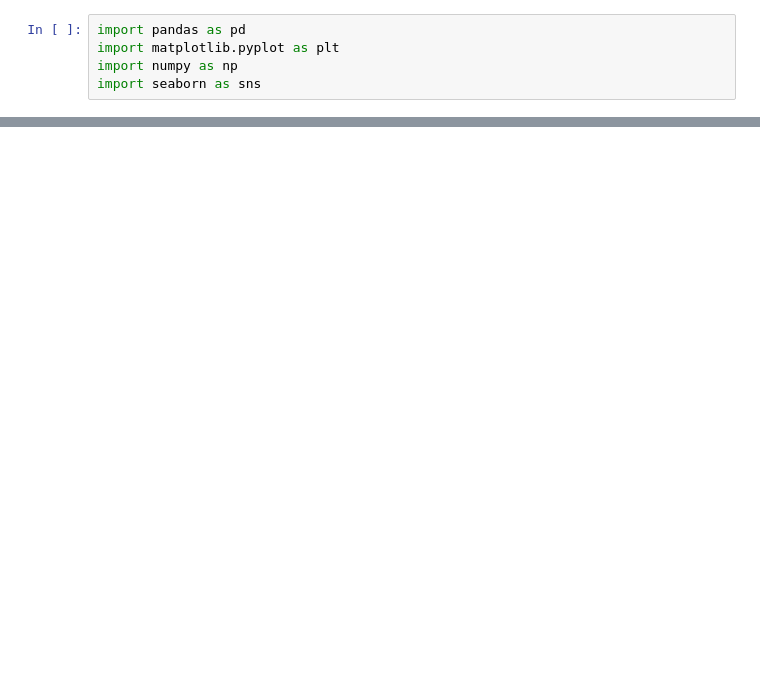
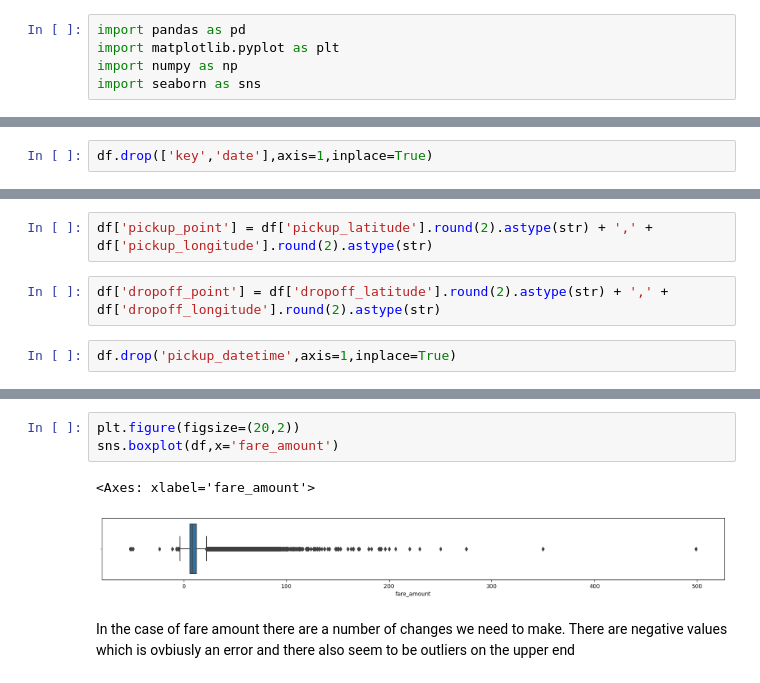
Before and after one commit to Marcos-Verdi/DA_Reg_uberFares, a Jupyter notebook: uber_fares_analysis.ipynb, the cells around one changed output, grey strips where cells are left out. Saved outputs shown, nothing was run; the diff lists cells and outputs as text; blank space fills up the shorter version.

```diff
--- a/uber_fares_analysis.ipynb
+++ b/uber_fares_analysis.ipynb
@@ -15,0 +72,2 @@ df.head(5)
+# %%
+df.drop(['key','date'],axis=1,inplace=True)
@@ -15,0 +99,6 @@ df.head(5)
+# %%
+df['pickup_point'] = df['pickup_latitude'].round(2).astype(str) + ',' + df['pickup_longitude'].round(2).astype(str)
+# %%
+df['dropoff_point'] = df['dropoff_latitude'].round(2).astype(str) + ',' + df['dropoff_longitude'].round(2).astype(str)
+# %%
+df.drop('pickup_datetime',axis=1,inplace=True)
@@ -15,0 +164,8 @@ df.head(5)
+# %%
+plt.figure(figsize=(20,2))
+sns.boxplot(df,x='fare_amount')
+# %% [output]
+<Axes: xlabel='fare_amount'>
+[figure, added]
+# %% [markdown]
+In the case of fare amount there are a number of changes we need to make. There are negative values which is ovbiusly an error and there also seem to be outliers on the upper end
```
Also changed, not shown: parts of 65 cells of this notebook.
